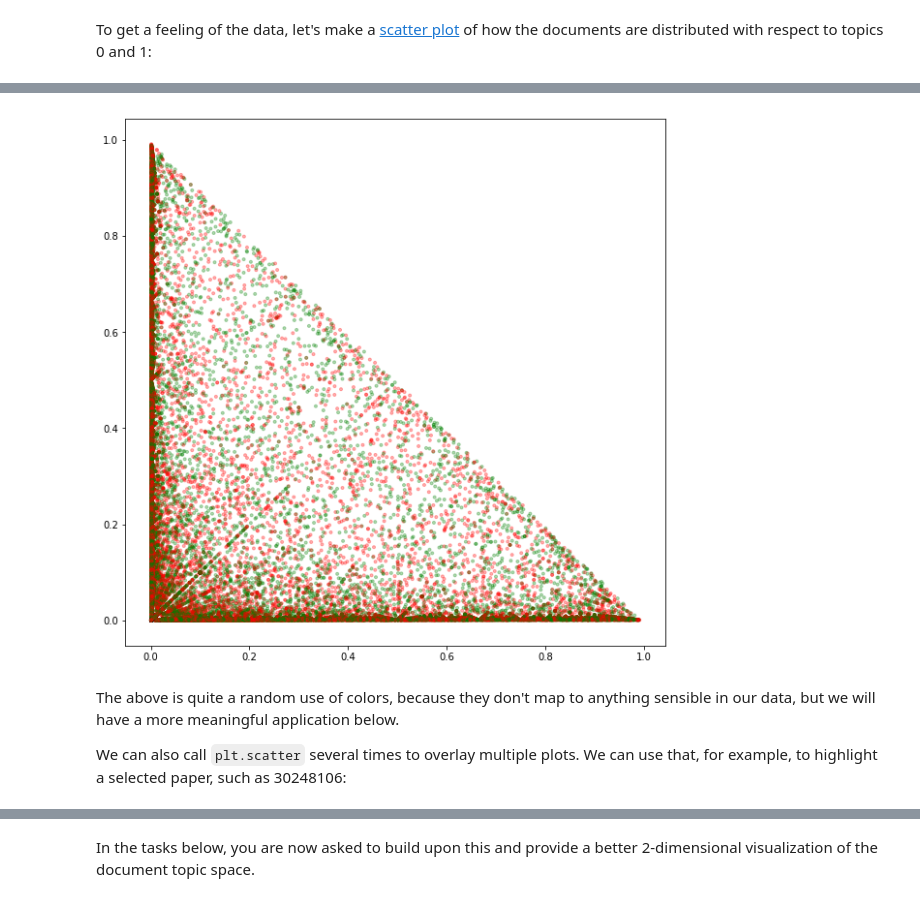
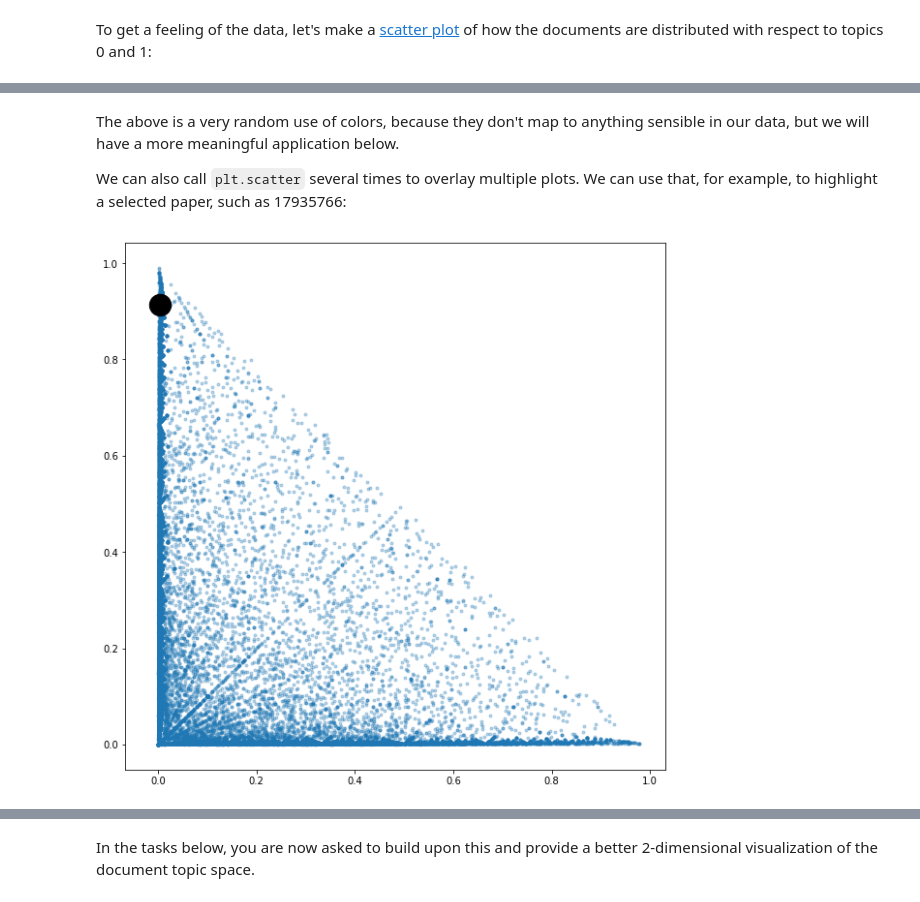
Before and after one commit to pokixu/IR2019, a Jupyter notebook: 06_clustering.ipynb, the cells around one changed output, grey strips where cells are left out. Cells and saved outputs as stored; diff of their text form; code cells hidden in the pictures.

```diff
--- a/06_clustering.ipynb
+++ b/06_clustering.ipynb
@@ -221,8 +240,11 @@ For nicer visualization, we can use the `color` argument to specify a color. We
+# %% [markdown]
+The above is a very random use of colors, because they don't map to anything sensible in our data, but we will have a more meaningful application below.
+
+We can also call `plt.scatter` several times to overlay multiple plots. We can use that, for example, to highlight a selected paper, such as 17935766:
 # %%
-plt.scatter(doc_topic10[:,0], doc_topic10[:,1], marker='.', alpha=0.3, color=['r', 'g']);
+plt.scatter(doc_topic10[:,0], doc_topic10[:,1], marker='.', alpha=0.3)
+
+i = doc_list.index(17935766)
+plt.scatter(doc_topic10[i,0], doc_topic10[i,1], s=500, marker='o', color='k');
 # %% [output]
-[figure, old version]
+[figure, new version]
-# %% [markdown]
-The above is quite a random use of colors, because they don't map to anything sensible in our data, but we will have a more meaningful application below.
-
-We can also call `plt.scatter` several times to overlay multiple plots. We can use that, for example, to highlight a selected paper, such as 30248106:
```
Also changed, not shown: parts of 17 cells of this notebook.
